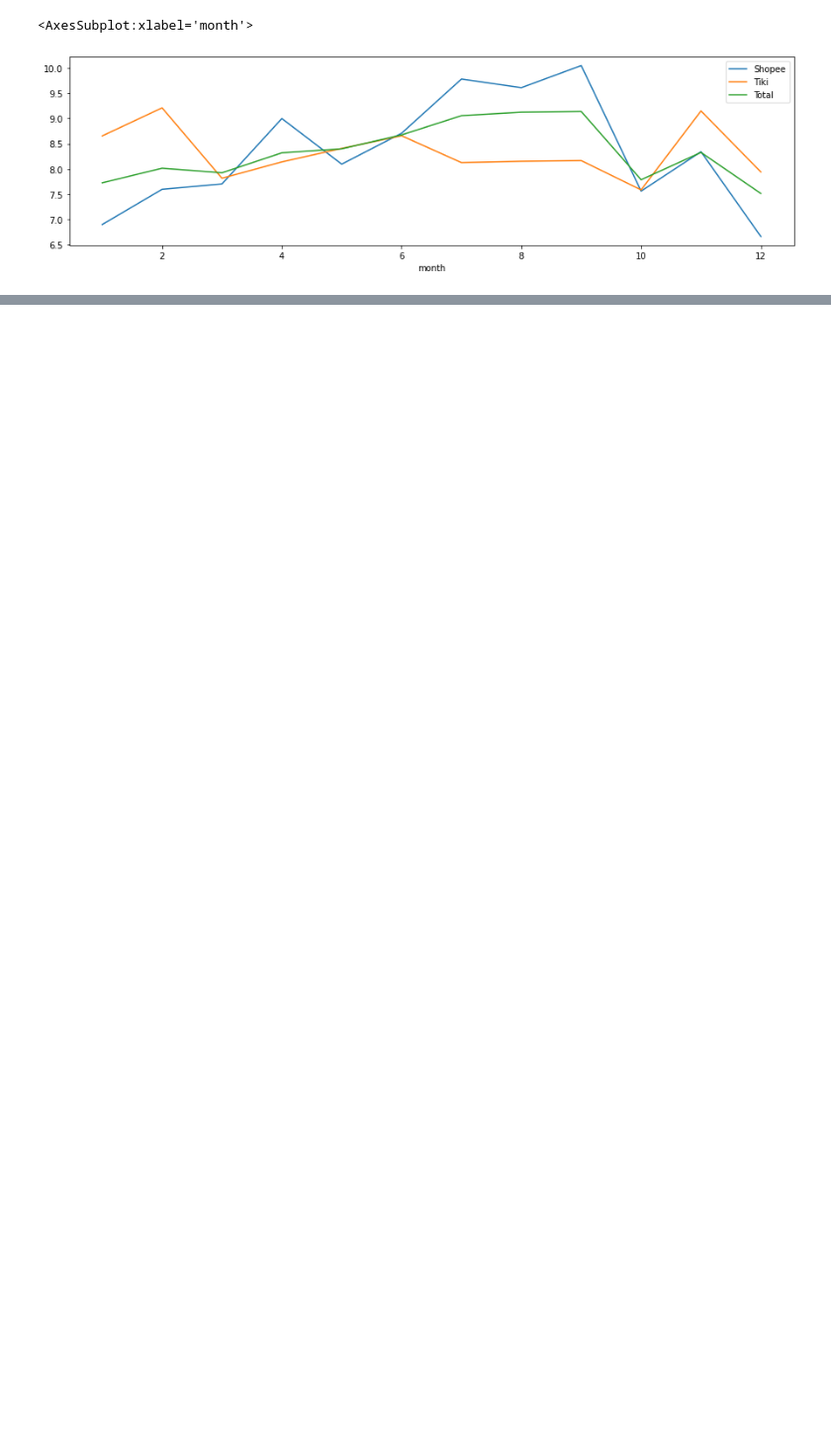
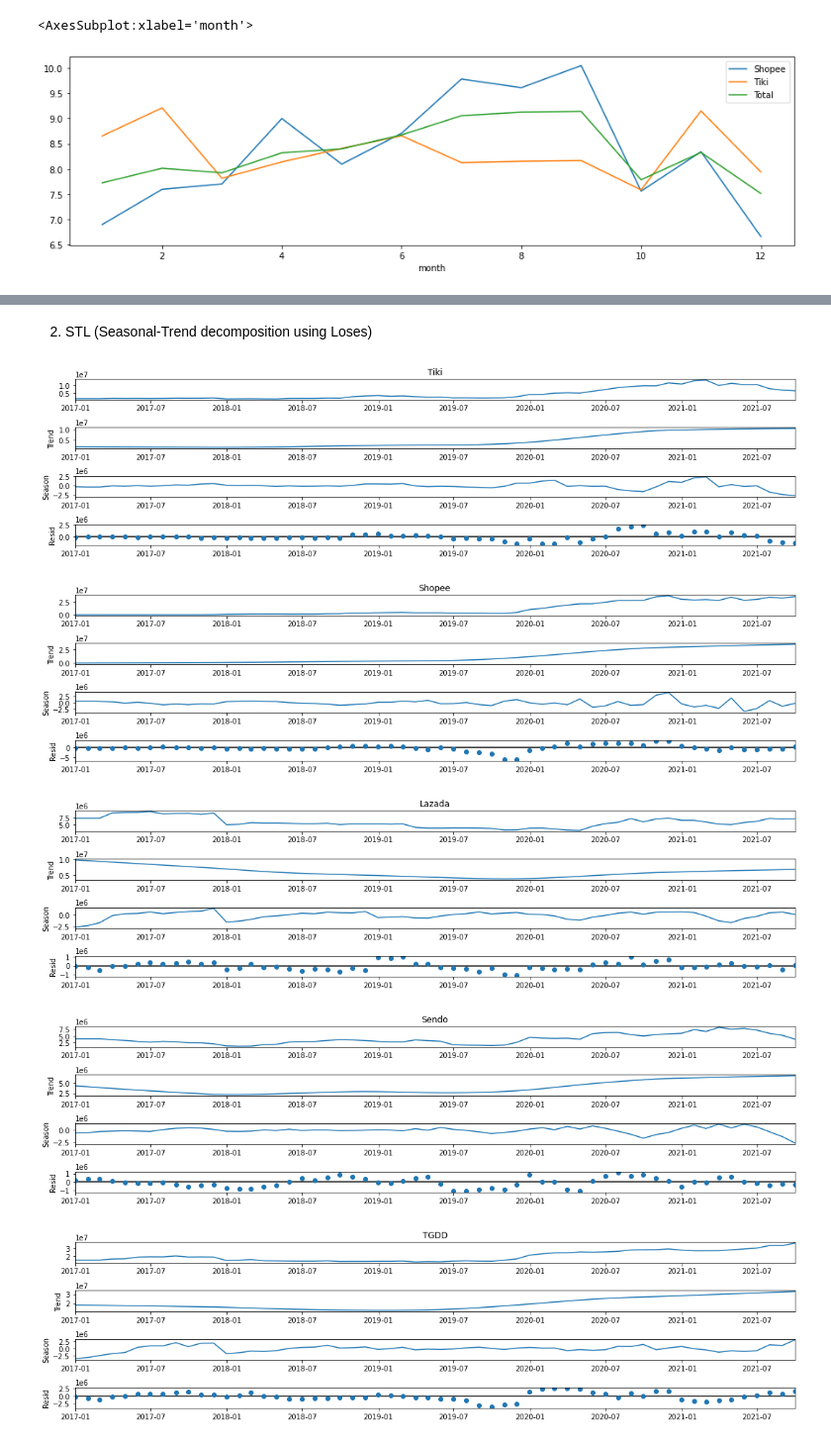
Before and after one commit to dfighter1312/data-mining, a Jupyter notebook: mini-project/time_series_analysis.ipynb, the cells around one changed output, grey strips where cells are left out. Shown at 99% size. Drawn from its saved outputs; the diff is of its cells as text; code cells hidden in the pictures; blank space fills up the shorter version.

```diff
--- a/mini-project/time_series_analysis.ipynb
+++ b/mini-project/time_series_analysis.ipynb
@@ -293,0 +356,17 @@ plt.show()
+# %% [markdown]
+2. STL (Seasonal-Trend decomposition using Loses)
+# %%
+from statsmodels.tsa.seasonal import STL
+
+STL(df_month['Tiki'], period=12).fit().plot()
+STL(df_month['Shopee'], period=12).fit().plot()
+STL(df_month['Lazada'], period=12).fit().plot()
+STL(df_month['Sendo'], period=12).fit().plot()
+STL(df_month['TGDD'], period=12).fit().plot()
+plt.show()
+# %% [output]
+[figure, added]
+[figure, added]
+[figure, added]
+[figure, added]
+[figure, added]
```
Also changed, not shown: parts of 24 cells of this notebook, 2 other files.
